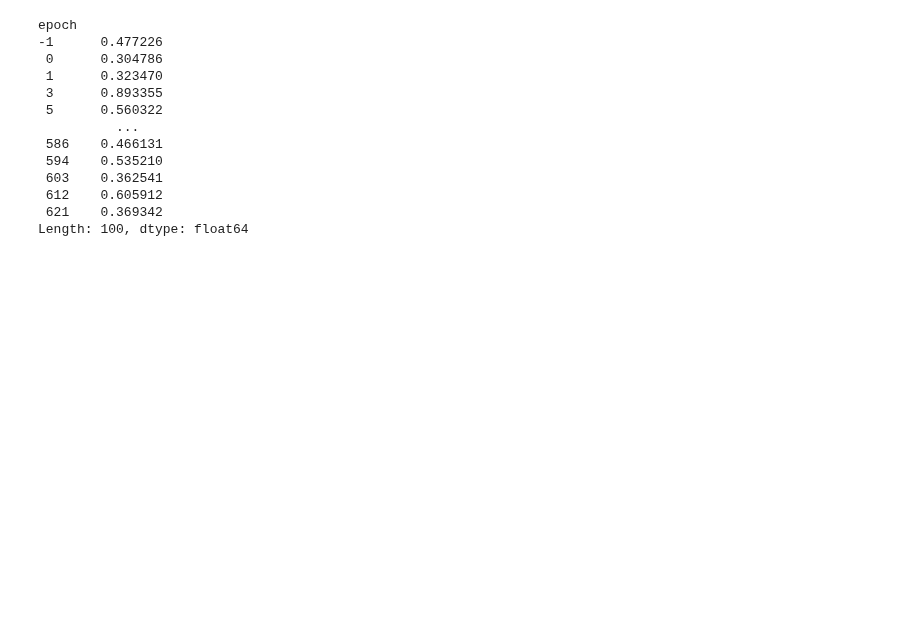
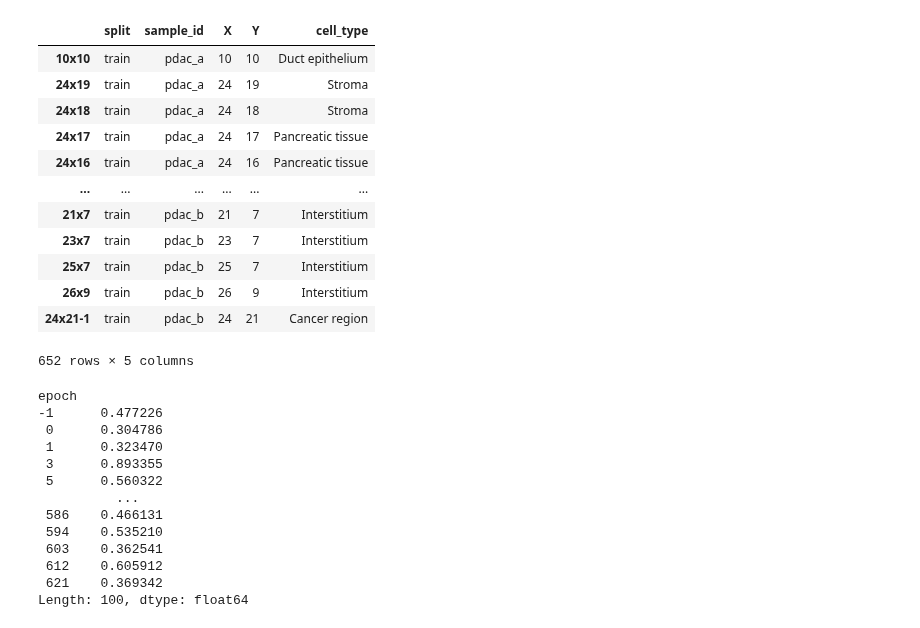
Before and after one commit to williamrobotma/AGrEDA, a Jupyter notebook: scratch.ipynb, the cells around one changed output. Cells and saved outputs as stored; diff of their text form; code cells hidden in the pictures; blank space fills up the shorter version.

Commit message:
pdac

```diff
--- a/scratch.ipynb
+++ b/scratch.ipynb
@@ -21,6 +21,23 @@ import seaborn as sns
 import pickle
 
 import matplotlib.pyplot as plt
+# %%
+adata = sc.read_h5ad("data/pdac/preprocessed/CA001063_GSE111672/20markers/minmax/mat_sp_train_d_one_model.h5ad")
+adata.obs
+# %% [output]
+|  | split | sample_id | X | Y | cell_type |
+| 10x10 | train | pdac_a | 10 | 10 | Duct epithelium |
+| 24x19 | train | pdac_a | 24 | 19 | Stroma |
+| 24x18 | train | pdac_a | 24 | 18 | Stroma |
+| 24x17 | train | pdac_a | 24 | 17 | Pancreatic tissue |
+| 24x16 | train | pdac_a | 24 | 16 | Pancreatic tissue |
+| ... | ... | ... | ... | ... | ... |
+| 21x7 | train | pdac_b | 21 | 7 | Interstitium |
+| 23x7 | train | pdac_b | 23 | 7 | Interstitium |
+| 25x7 | train | pdac_b | 25 | 7 | Interstitium |
+| 26x9 | train | pdac_b | 26 | 9 | Interstitium |
+| 24x21-1 | train | pdac_b | 24 | 21 | Cancer region |
+652 rows × 5 columns
 # %%
 df = pd.DataFrame(np.random.rand(100, 3), index=[int(i**1.4 - 1) for i in range(100)])
 df.index.name = "epoch"
```
Also changed, not shown: 15 other files.
